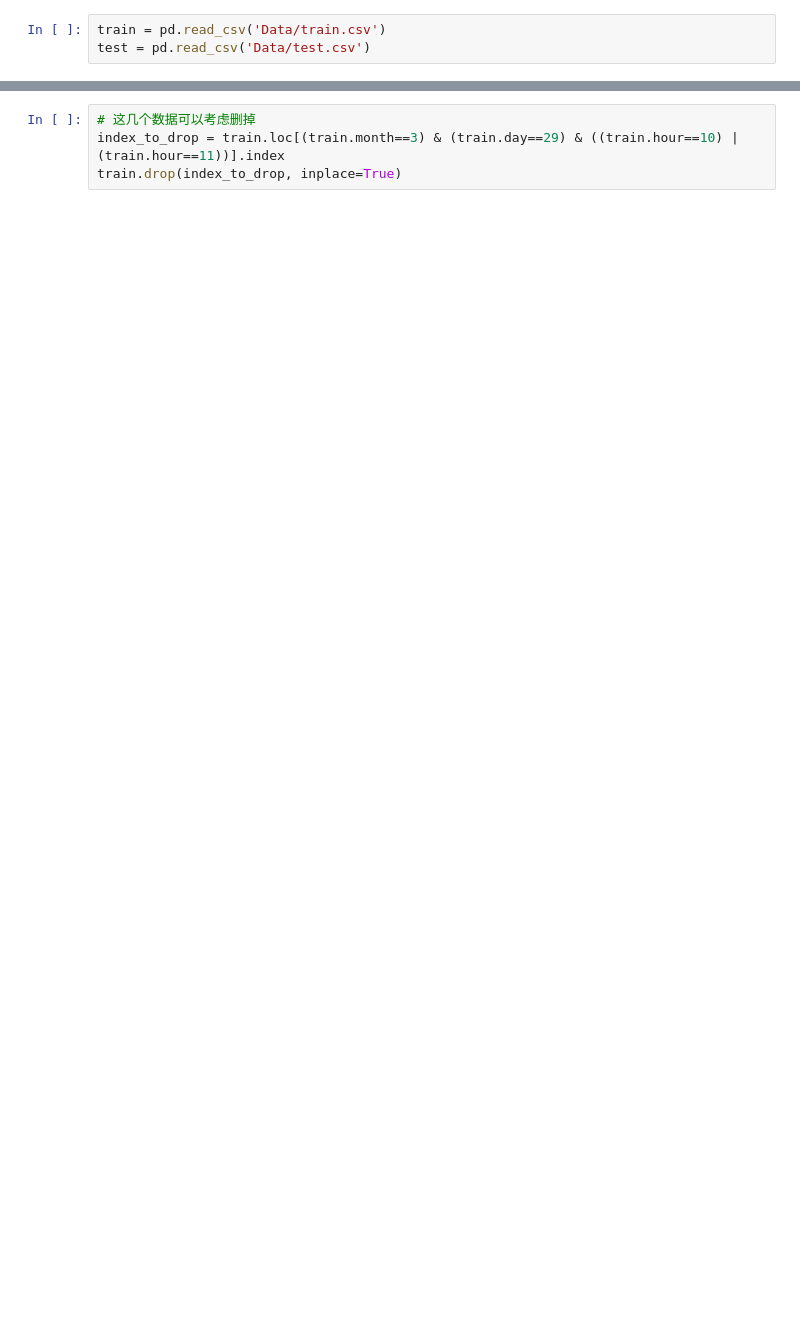
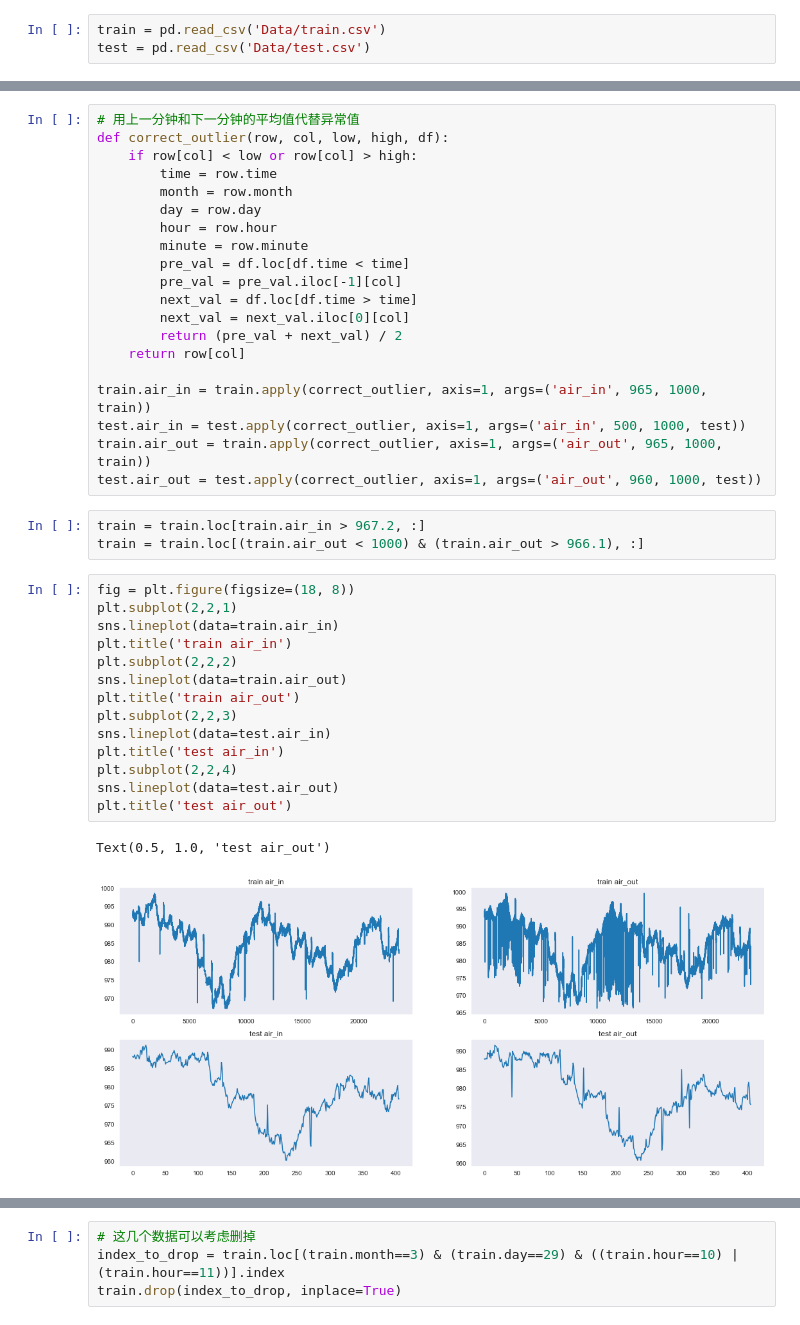
Before and after one commit to LiuHDme/TempPrediction, a Jupyter notebook: Untitled.ipynb, the cells around one changed output, grey strips where cells are left out. Drawn from its saved outputs; the diff is of its cells as text; blank space fills up the shorter version.

```diff
--- a/Untitled.ipynb
+++ b/Untitled.ipynb
@@ -5,0 +34,40 @@ test = pd.read_csv('Data/test.csv')
+# %%
+# 用上一分钟和下一分钟的平均值代替异常值
+def correct_outlier(row, col, low, high, df):
+    if row[col] < low or row[col] > high:
+        time = row.time
+        month = row.month
+        day = row.day
+        hour = row.hour
+        minute = row.minute
+        pre_val = df.loc[df.time < time]
+        pre_val = pre_val.iloc[-1][col]
+        next_val = df.loc[df.time > time]
+        next_val = next_val.iloc[0][col]
+        return (pre_val + next_val) / 2
+    return row[col]
+
+train.air_in = train.apply(correct_outlier, axis=1, args=('air_in', 965, 1000, train))
+test.air_in = test.apply(correct_outlier, axis=1, args=('air_in', 500, 1000, test))
+train.air_out = train.apply(correct_outlier, axis=1, args=('air_out', 965, 1000, train))
+test.air_out = test.apply(correct_outlier, axis=1, args=('air_out', 960, 1000, test))
+# %%
+train = train.loc[train.air_in > 967.2, :]
+train = train.loc[(train.air_out < 1000) & (train.air_out > 966.1), :]
+# %%
+fig = plt.figure(figsize=(18, 8))
+plt.subplot(2,2,1)
+sns.lineplot(data=train.air_in)
+plt.title('train air_in')
+plt.subplot(2,2,2)
+sns.lineplot(data=train.air_out)
+plt.title('train air_out')
+plt.subplot(2,2,3)
+sns.lineplot(data=test.air_in)
+plt.title('test air_in')
+plt.subplot(2,2,4)
+sns.lineplot(data=test.air_out)
+plt.title('test air_out')
+# %% [output]
+Text(0.5, 1.0, 'test air_out')
+[figure, added]
```
Also changed, not shown: parts of 44 cells of this notebook, 1 other file.
